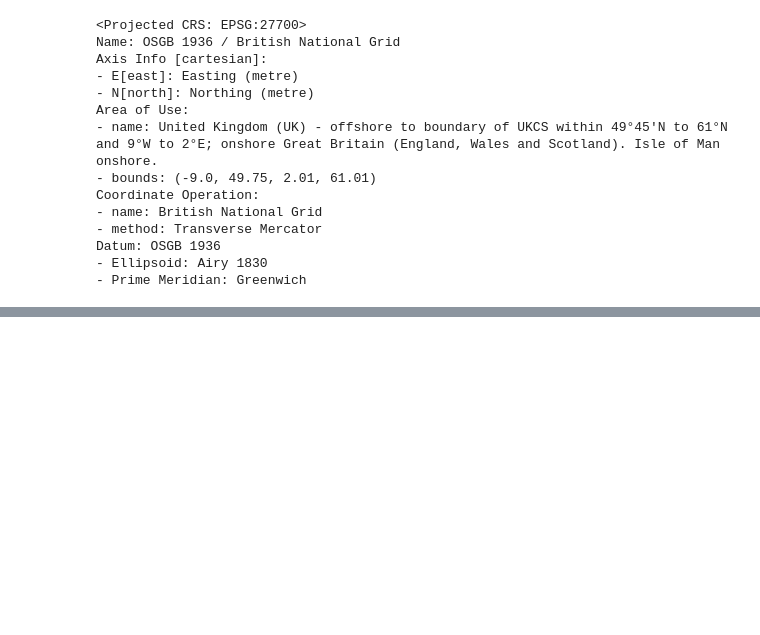
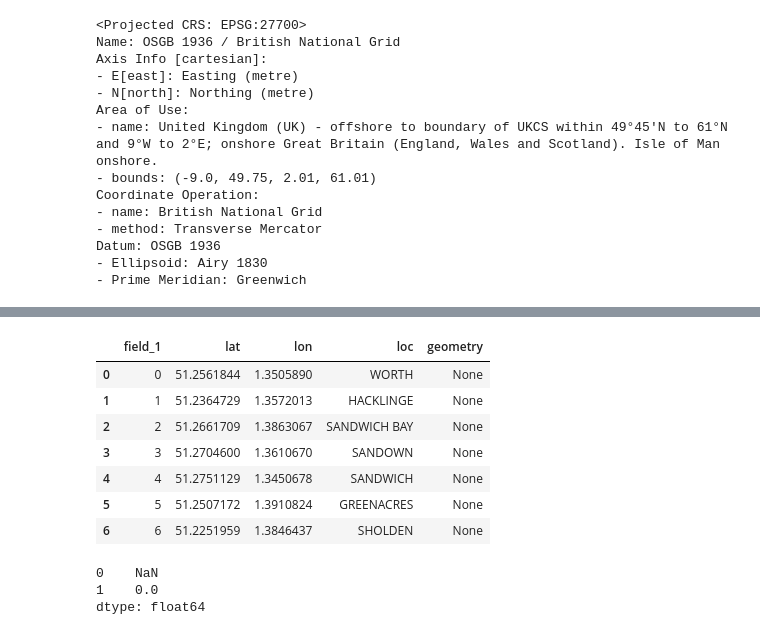
Before and after one commit to pjb41/PBridgesAssignment, a Jupyter notebook: Assign_workings.ipynb, the cells around one changed output, grey strips where cells are left out. Cells and saved outputs as stored; diff of their text form; code cells hidden in the pictures; blank space fills up the shorter version.

```diff
--- a/Assign_workings.ipynb
+++ b/Assign_workings.ipynb
@@ -141,0 +160,22 @@ plt.show()
+# %%
+seadefpoints
+# %% [output]
+|  | field_1 | lat | lon | loc | geometry |
+| 0 | 0 | 51.2561844 | 1.3505890 | WORTH | None |
+| 1 | 1 | 51.2364729 | 1.3572013 | HACKLINGE | None |
+| 2 | 2 | 51.2661709 | 1.3863067 | SANDWICH BAY | None |
+| 3 | 3 | 51.2704600 | 1.3610670 | SANDOWN | None |
+| 4 | 4 | 51.2751129 | 1.3450678 | SANDWICH | None |
+| 5 | 5 | 51.2507172 | 1.3910824 | GREENACRES | None |
+| 6 | 6 | 51.2251959 | 1.3846437 | SHOLDEN | None |
+# %%
+pnt1 = Point(51.2704600, 1.3610670)
+pnt2 = Point(51.2704600, 1.3610670)
+points_df = gpd.GeoDataFrame({'geometry': [pnt1, pnt2]}, crs='EPSG:4326')
+points_df = points_df.to_crs('EPSG:27700')
+points_df2 = points_df.shift() #We shift the dataframe by 1 to align pnt1 with pnt2
+points_df.distance(points_df2)
+# %% [output]
+0    NaN
+1    0.0
+dtype: float64
```
Also changed, not shown: parts of 6 cells of this notebook.
